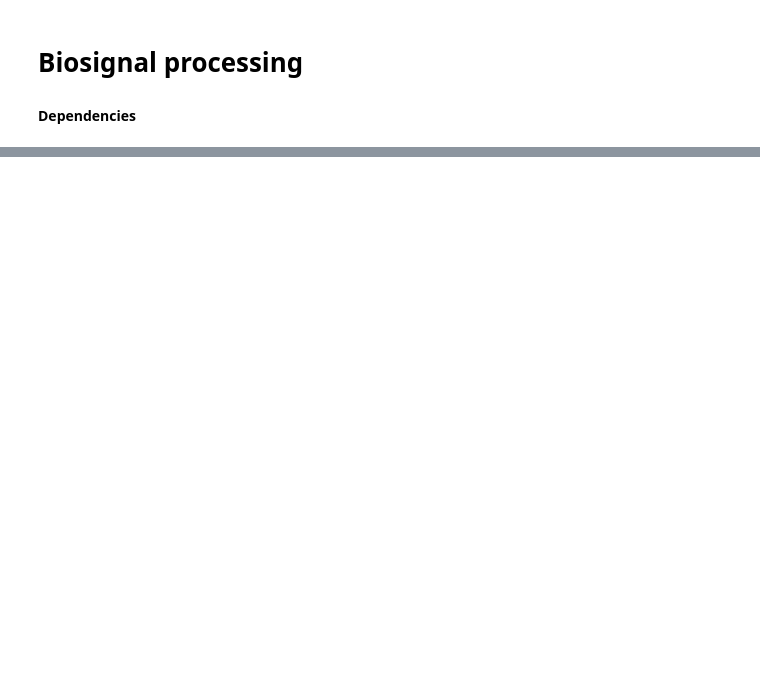
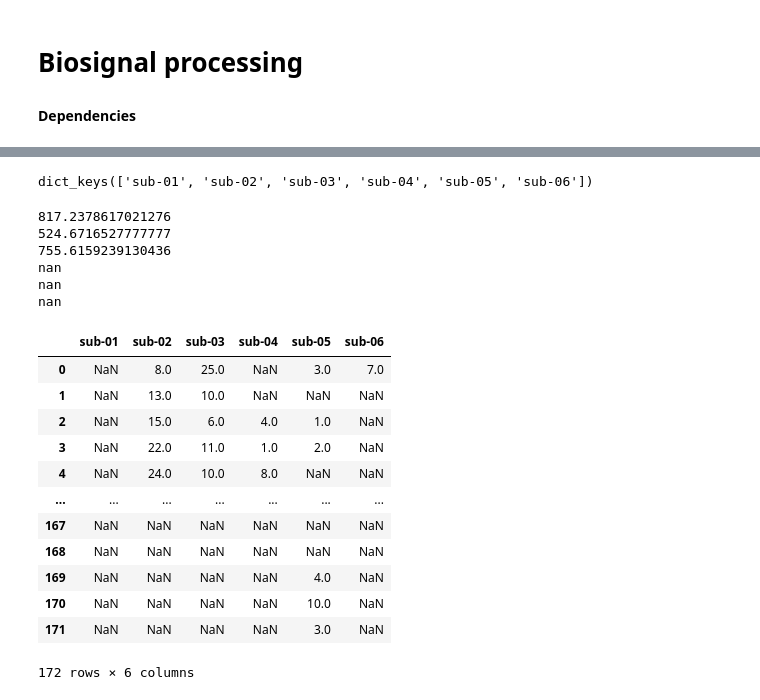
Before and after one commit to sangfrois/ds_prep, a Jupyter notebook: physio/notebooks/cleaning.ipynb, the cells around one changed output, grey strips where cells are left out. Cells and saved outputs as stored; diff of their text form; code cells hidden in the pictures; blank space fills up the shorter version.

```diff
--- a/physio/notebooks/cleaning.ipynb
+++ b/physio/notebooks/cleaning.ipynb
@@ -100,0 +256,32 @@ plt.plot(nk.standardize(rate[2500000:3500000]))
+# %%
+res.keys()
+# %% [output]
+dict_keys(['sub-01', 'sub-02', 'sub-03', 'sub-04', 'sub-05', 'sub-06'])
+# %%
+for i in res.values():
+    print(np.mean(i))
+# %% [output]
+817.2378617021276
+524.6716527777777
+755.6159239130436
+nan
+nan
+nan
+# %%
+results=pd.DataFrame.from_dict(res, orient='index')
+results = results.T
+results.replace(0, np.nan)
+# %% [output]
+|  | sub-01 | sub-02 | sub-03 | sub-04 | sub-05 | sub-06 |
+| 0 | NaN | 8.0 | 25.0 | NaN | 3.0 | 7.0 |
+| 1 | NaN | 13.0 | 10.0 | NaN | NaN | NaN |
+| 2 | NaN | 15.0 | 6.0 | 4.0 | 1.0 | NaN |
+| 3 | NaN | 22.0 | 11.0 | 1.0 | 2.0 | NaN |
+| 4 | NaN | 24.0 | 10.0 | 8.0 | NaN | NaN |
+| ... | ... | ... | ... | ... | ... | ... |
+| 167 | NaN | NaN | NaN | NaN | NaN | NaN |
+| 168 | NaN | NaN | NaN | NaN | NaN | NaN |
+| 169 | NaN | NaN | NaN | NaN | 4.0 | NaN |
+| 170 | NaN | NaN | NaN | NaN | 10.0 | NaN |
+| 171 | NaN | NaN | NaN | NaN | 3.0 | NaN |
+172 rows × 6 columns
```
Also changed, not shown: parts of 41 cells of this notebook, 5 other files.
